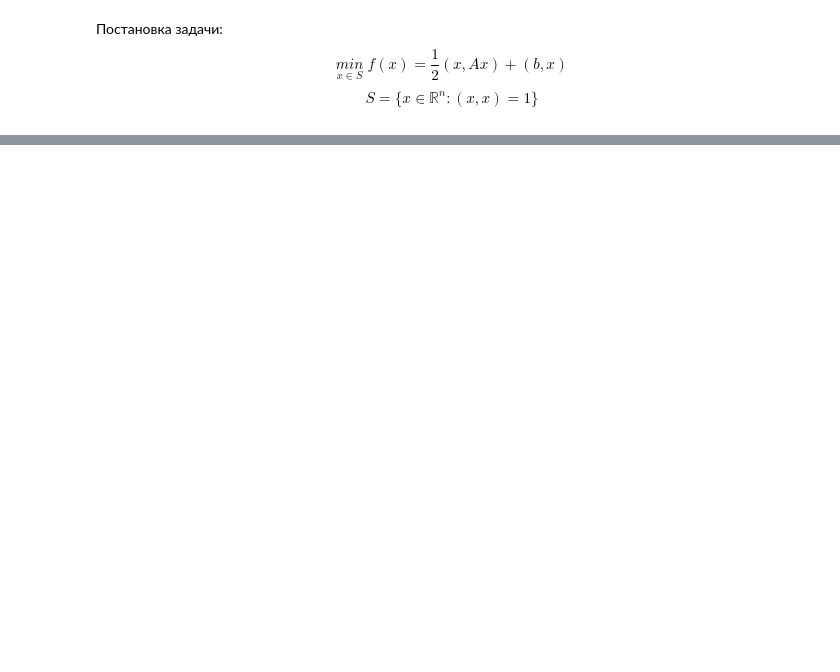
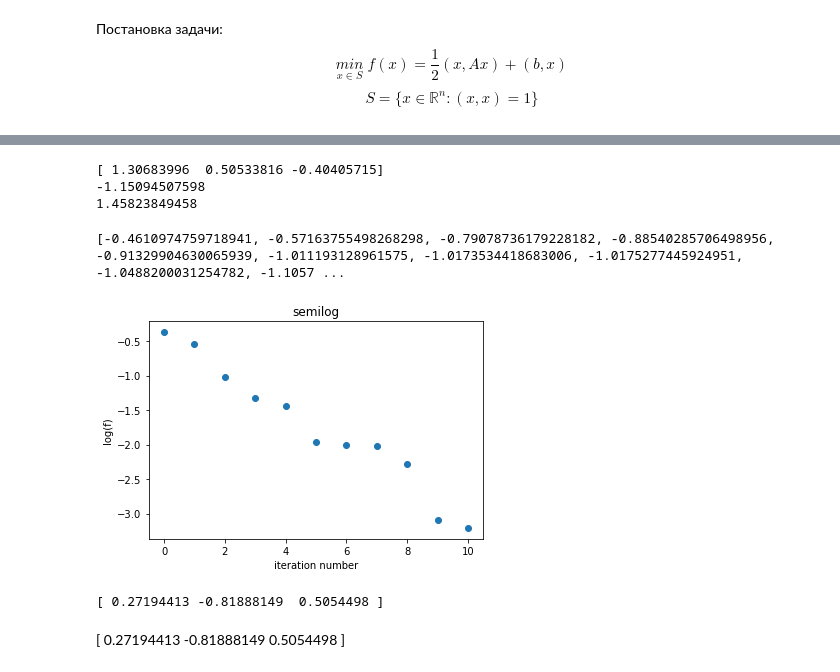
Before and after one commit to vjugor1/sphere, a Jupyter notebook: cgm_on_sphere_linear.ipynb, the cells around one changed output, grey strips where cells are left out. Cells and saved outputs as stored; diff of their text form; code cells hidden in the pictures; blank space fills up the shorter version.

```diff
--- a/cgm_on_sphere_linear.ipynb
+++ b/cgm_on_sphere_linear.ipynb
@@ -130,0 +268,34 @@ plt.show()
+# %%
+print ans
+print F(ans)
+print np.linalg.norm(ans)
+# %% [output]
+[ 1.30683996  0.50533816 -0.40405715]
+-1.15094507598
+1.45823849458
+# %%
+print fs
+# %% [output]
+[-0.4610974759718941, -0.57163755498268298, -0.79078736179228182, -0.88540285706498956, -0.91329904630065939, -1.011193128961575, -1.0173534418683006, -1.0175277445924951, -1.0488200031254782, -1.1057 ...
+# %%
+fstar = fs[np.argmin(fs)]
+fminfstar = fs - np.ones(len(fs)) * fstar
+logf = np.log(fminfstar[:len(fs) - 1])
+
+plt.figure()
+plt.scatter(range(len(logf)), logf)
+plt.xlabel('iteration number')
+plt.ylabel('log(f)')
+plt.title('semilog')
+plt.show()
+# %% [output]
+[figure, added]
+# %%
+x0 = np.random.randn(3)
+x0 = np.array( x0 / np.linalg.norm(x0))
+print x0
+#x0 = np.array([1., 0.,  0.])
+# %% [output]
+[ 0.27194413 -0.81888149  0.5054498 ]
+# %% [markdown]
+[ 0.27194413 -0.81888149  0.5054498 ]
```
Also changed, not shown: parts of 53 cells of this notebook, 1 other file.
